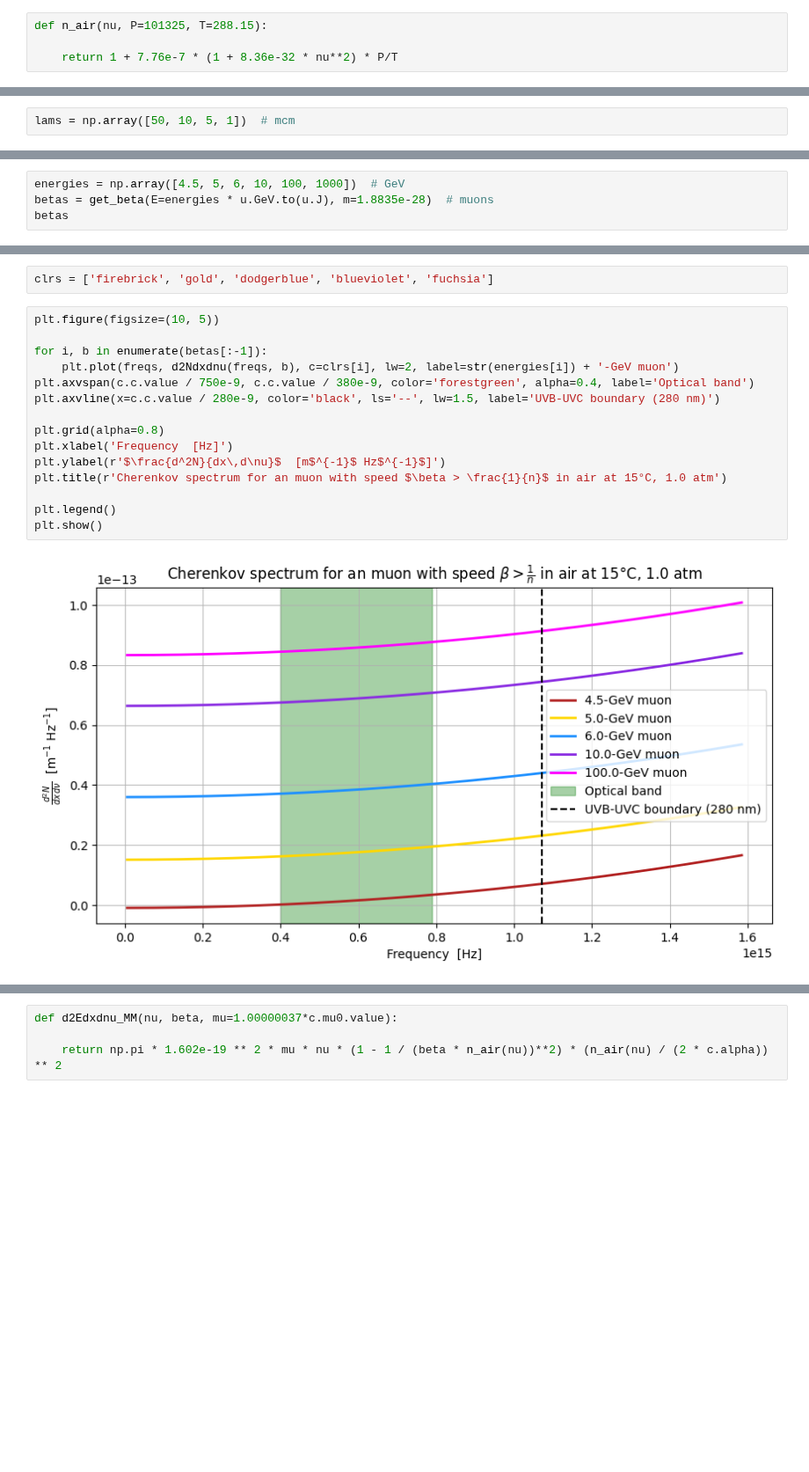
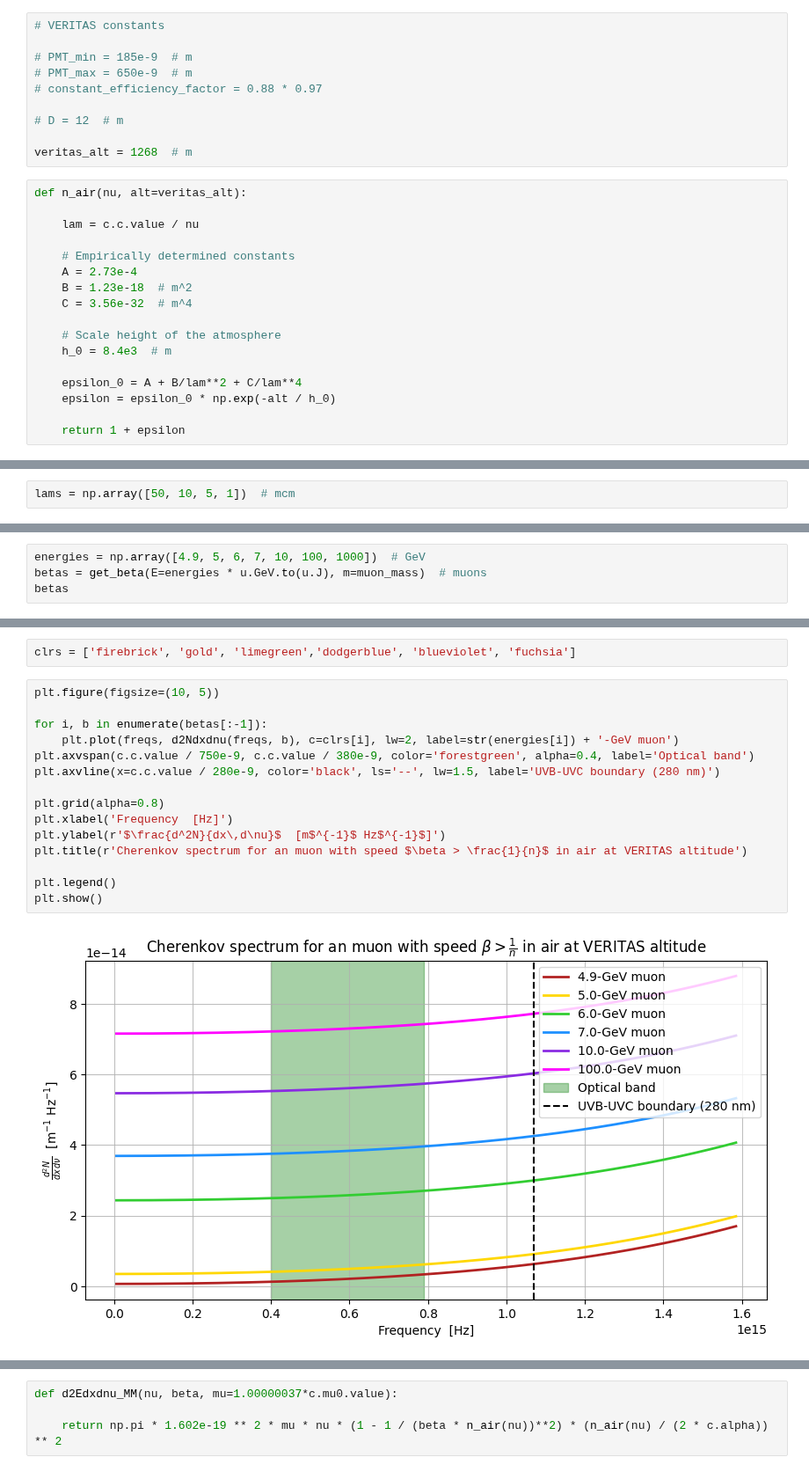
Before and after one commit to leandrorizk/magnetic_monopoles, a Jupyter notebook: cherenkov_spectra/spectra_mid_IR_to_UVB.ipynb, the cells around one changed output, grey strips where cells are left out. Shown at 88% size. Drawn from its saved outputs; the diff is of its cells as text; blank space fills up the shorter version.

Commit message:
Rerun Cherenkov spectrum plots with Cauchy formula

```diff
--- a/cherenkov_spectra/spectra_mid_IR_to_UVB.ipynb
+++ b/cherenkov_spectra/spectra_mid_IR_to_UVB.ipynb
@@ -24,10 +24,33 @@ atmos_height = 112.8e3  # m
 
 # dry_adiab_lapse_rate = 9.76e-3  # K / m
 # molar_mass_dry_air = 0.02896968  # kg/mol
+# %%
+# VERITAS constants
+
+# PMT_min = 185e-9  # m
+# PMT_max = 650e-9  # m
+# constant_efficiency_factor = 0.88 * 0.97
+
+# D = 12  # m
+
+veritas_alt = 1268  # m
 # %%
-def n_air(nu, P=101325, T=288.15):
+def n_air(nu, alt=veritas_alt):
 
-    return 1 + 7.76e-7 * (1 + 8.36e-32 * nu**2) * P/T
+    lam = c.c.value / nu
+
+    # Empirically determined constants
+    A = 2.73e-4
+    B = 1.23e-18  # m^2
+    C = 3.56e-32  # m^4
+
+    # Scale height of the atmosphere
+    h_0 = 8.4e3  # m
+
+    epsilon_0 = A + B/lam**2 + C/lam**4
+    epsilon = epsilon_0 * np.exp(-alt / h_0)
+
+    return 1 + epsilon
 # %%
 def d2Edxdnu(nu, beta, q=1.602e-19, mu=1.00000037*c.mu0.value):
 
@@ -172,5 +220,5 @@ Total energy radiated per meter by a muon travelling through air with speed 0.99
 # %%
-energies = np.array([4.5, 5, 6, 10, 100, 1000])  # GeV
-betas = get_beta(E=energies * u.GeV.to(u.J), m=1.8835e-28)  # muons
+energies = np.array([4.9, 5, 6, 7, 10, 100, 1000])  # GeV
+betas = get_beta(E=energies * u.GeV.to(u.J), m=muon_mass)  # muons
 betas
 # %% [output]
@@ -183,22 +231,22 @@ array([0.99972432, 0.99977671, 0.99984494, 0.99994418, 0.99999944,
 # %%
-clrs = ['firebrick', 'gold', 'dodgerblue', 'blueviolet', 'fuchsia']
+clrs = ['firebrick', 'gold', 'limegreen','dodgerblue', 'blueviolet', 'fuchsia']
 # %%
 plt.figure(figsize=(10, 5))
 
 for i, b in enumerate(betas[:-1]):
     plt.plot(freqs, d2Ndxdnu(freqs, b), c=clrs[i], lw=2, label=str(energies[i]) + '-GeV muon')
 plt.axvspan(c.c.value / 750e-9, c.c.value / 380e-9, color='forestgreen', alpha=0.4, label='Optical band')
 plt.axvline(x=c.c.value / 280e-9, color='black', ls='--', lw=1.5, label='UVB-UVC boundary (280 nm)')
 
 plt.grid(alpha=0.8)
 plt.xlabel('Frequency  [Hz]')
 plt.ylabel(r'$\frac{d^2N}{dx\,d\nu}$  [m$^{-1}$ Hz$^{-1}$]')
-plt.title(r'Cherenkov spectrum for an muon with speed $\beta > \frac{1}{n}$ in air at 15°C, 1.0 atm')
+plt.title(r'Cherenkov spectrum for an muon with speed $\beta > \frac{1}{n}$ in air at VERITAS altitude')
 
 plt.legend()
 plt.show()
 # %% [output]
-[figure, old version]
+[figure, new version]
 # %%
 fig = plt.figure(figsize=(10, 5))
 ax1 = fig.add_subplot(111)
```
Also changed, not shown: parts of 23 cells of this notebook, 3 other files.
